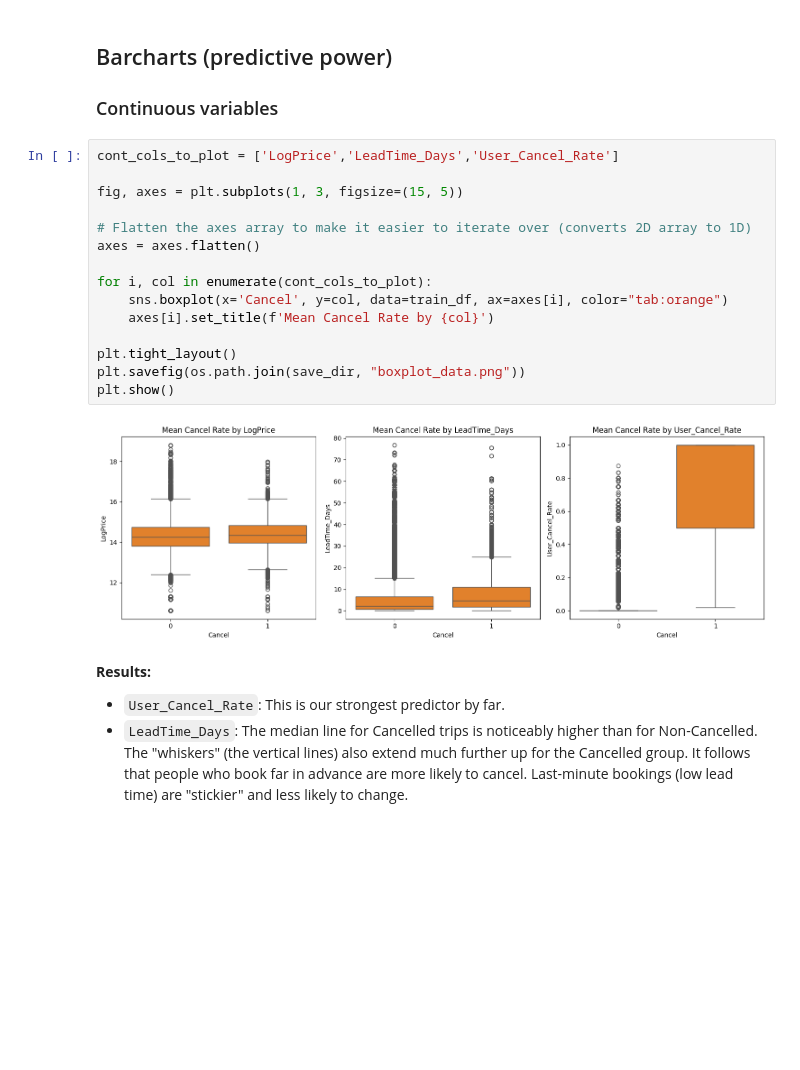
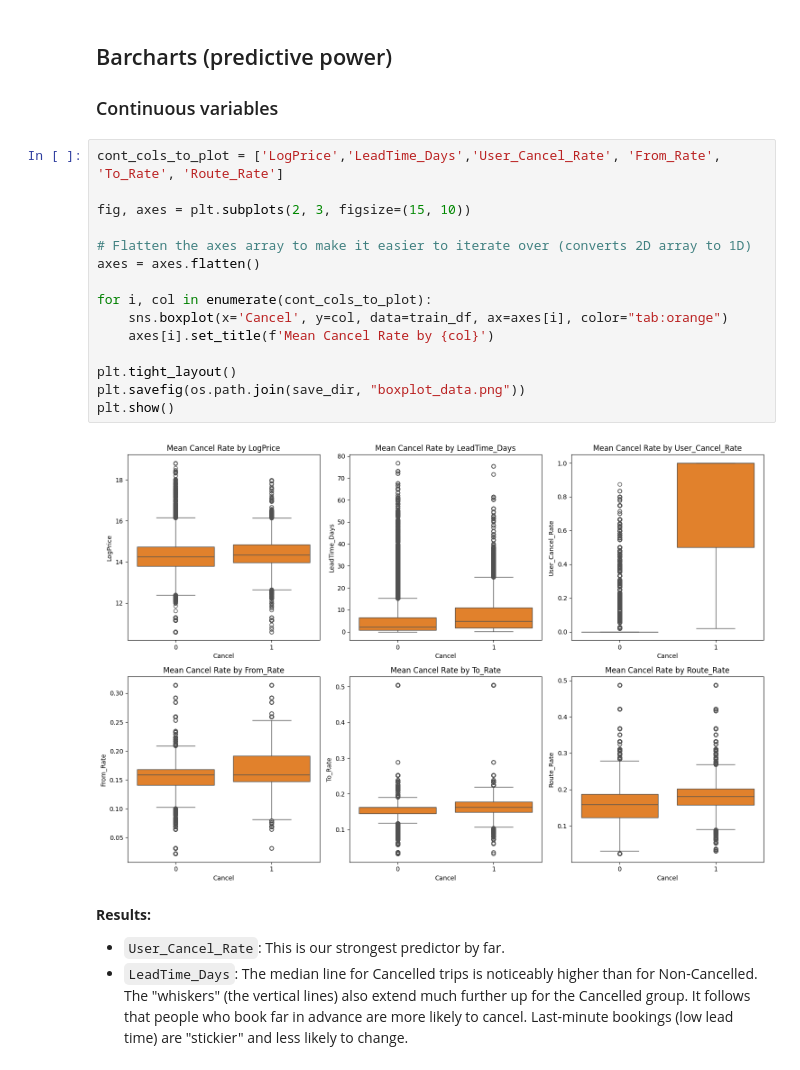
Before and after one commit to silviacalabretta/statistical-methods-project, a Jupyter notebook: notebooks/012_data_plots.ipynb, the cells around one changed output. Drawn from its saved outputs; the diff is of its cells as text; blank space fills up the shorter version.

```diff
--- a/notebooks/012_data_plots.ipynb
+++ b/notebooks/012_data_plots.ipynb
@@ -93,22 +162,22 @@ Visualization: Since many variables are categorical, a Correlation Heatmap or a
 ## Barcharts (predictive power)
 ### Continuous variables
 # %%
-cont_cols_to_plot = ['LogPrice','LeadTime_Days','User_Cancel_Rate']
+cont_cols_to_plot = ['LogPrice','LeadTime_Days','User_Cancel_Rate', 'From_Rate', 'To_Rate', 'Route_Rate']
 
-fig, axes = plt.subplots(1, 3, figsize=(15, 5))
+fig, axes = plt.subplots(2, 3, figsize=(15, 10))
 
 # Flatten the axes array to make it easier to iterate over (converts 2D array to 1D)
 axes = axes.flatten()
 
 for i, col in enumerate(cont_cols_to_plot):
     sns.boxplot(x='Cancel', y=col, data=train_df, ax=axes[i], color="tab:orange")
     axes[i].set_title(f'Mean Cancel Rate by {col}')
 
 plt.tight_layout()
 plt.savefig(os.path.join(save_dir, "boxplot_data.png"))
 plt.show()
 # %% [output]
-[figure, old version]
+[figure, new version]
 # %% [markdown]
 **Results:**
 - `User_Cancel_Rate`: This is our strongest predictor by far.
```
Also changed, not shown: parts of 5 cells of this notebook, 2 other files.
